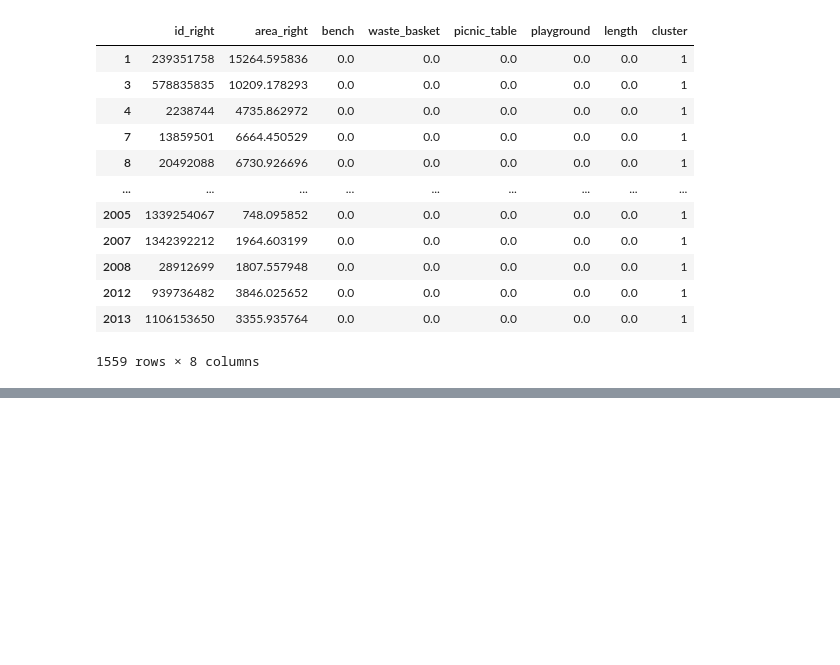
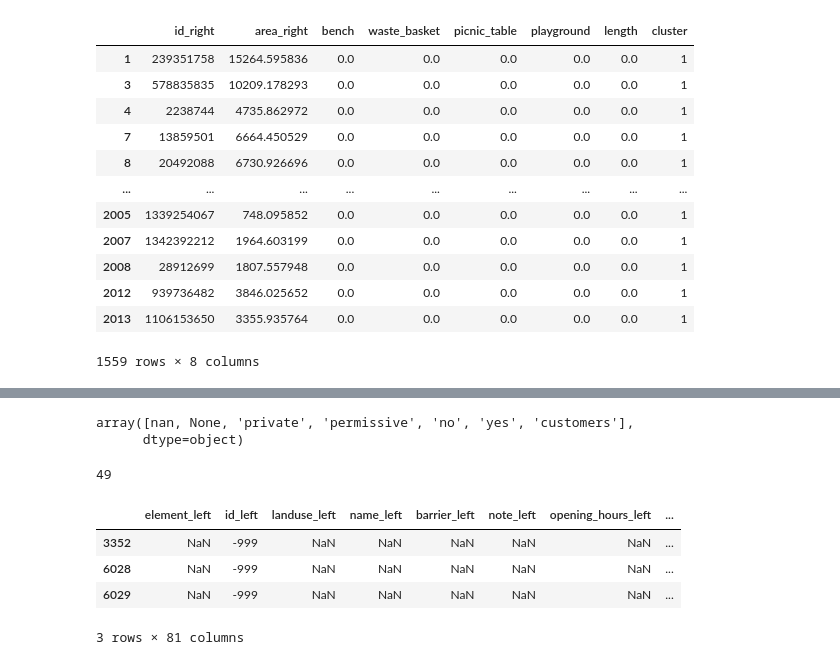
Before and after one commit to japanj/pugs-detection, a Jupyter notebook: notebooks/data_processing_osm.ipynb, the cells around one changed output, grey strips where cells are left out. Cells and saved outputs as stored; diff of their text form; code cells hidden in the pictures; blank space fills up the shorter version.

```diff
--- a/notebooks/data_processing_osm.ipynb
+++ b/notebooks/data_processing_osm.ipynb
@@ -1000,0 +1008,12 @@ clean_joined_green_space[clean_joined_green_space['is_public'] == 'no'].explore(
+# %%
+poi_barrier_new = poi_barrier.drop(columns=['created_by', 'name:cs', 'name:de',
+                                            'name:en', 'name:fr','name:hr', 'name:lt',
+                                            'name:pl', 'name:sr', 'delivery', 'emergency',
+                                            'source', 'width', 'est_width', 'kerb', 'dog',
+                                            'maxwidth', 'height', 'railway', 'railway:signal:direction',
+                                            'railway:signal:minor','railway:signal:minor:form',
+                                            'railway:signal:minor:height', 'railway:signal:position',
+                                            'start_date', 'maxlength', 'maxheight', 'colour', 'fixme',
+                                            'inscription', 'maxwidth:physical', 'source:maxwidth:physical',
+                                            'horse', 'addr:city', 'addr:country', 'addr:housenumber',
+                                            'addr:postcode', 'addr:street'])
@@ -1000,0 +1024,2 @@ clean_joined_green_space[clean_joined_green_space['is_public'] == 'no'].explore(
+# %%
+mergenew = testnew.sjoin(poi_barrier_new, how='left', predicate='intersects')
@@ -1000,0 +1049,20 @@ clean_joined_green_space[clean_joined_green_space['is_public'] == 'no'].explore(
+# %%
+mergenew['access'].unique()
+# %% [output]
+array([nan, None, 'private', 'permissive', 'no', 'yes', 'customers'],
+      dtype=object)
+# %%
+mergenew[(~mergenew['barrier'].isna())&
+         ((mergenew['access']=='no')|
+          (mergenew['access']=='private')|
+          (mergenew['access']=='customers'))].shape[0]
+# %% [output]
+49
+# %%
+mergenew[(~mergenew['barrier'].isna())&(mergenew['access']=='yes')]
+# %% [output]
+|  | element_left | id_left | landuse_left | name_left | barrier_left | note_left | opening_hours_left | ... |
+| 3352 | NaN | -999 | NaN | NaN | NaN | NaN | NaN | ... |
+| 6028 | NaN | -999 | NaN | NaN | NaN | NaN | NaN | ... |
+| 6029 | NaN | -999 | NaN | NaN | NaN | NaN | NaN | ... |
+3 rows × 81 columns
```
Also changed, not shown: parts of 16 cells of this notebook.
